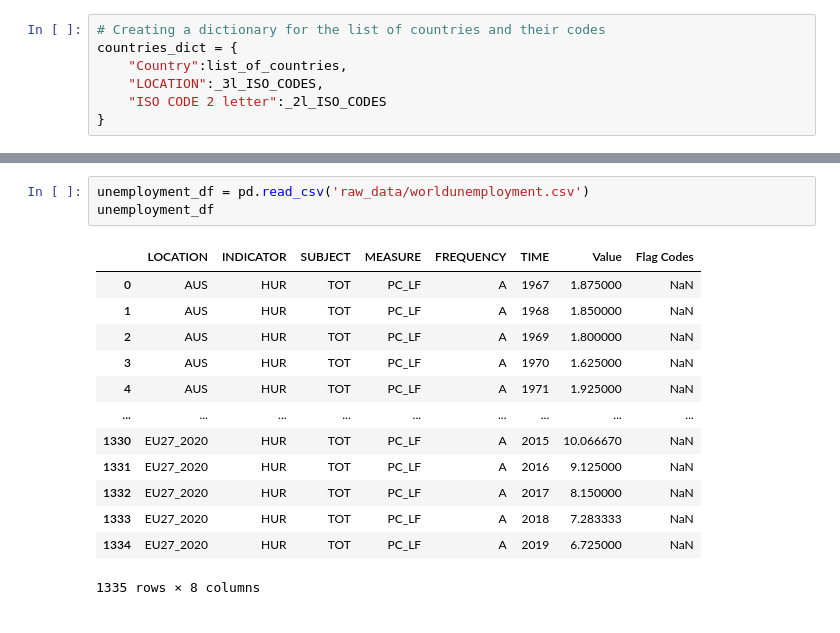
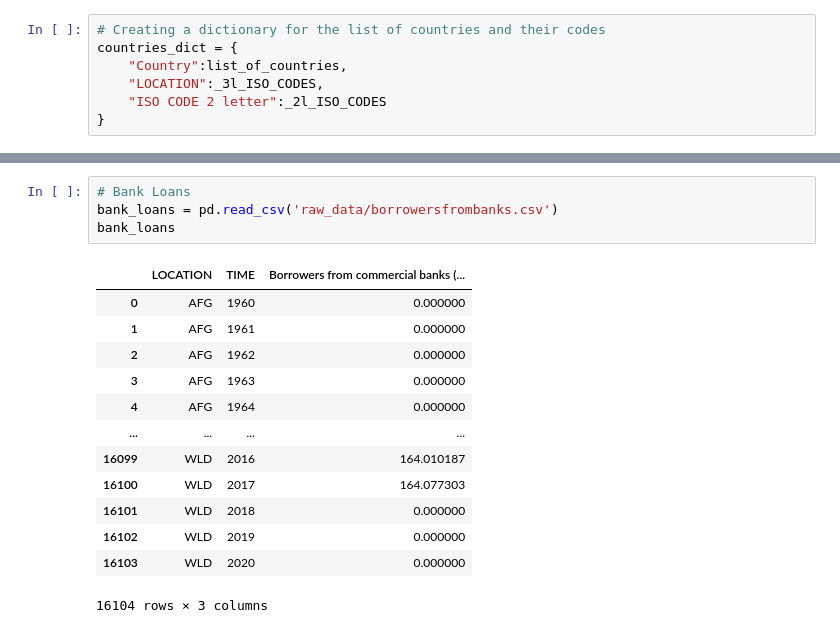
Before and after one commit to skumble27/final-project, a Jupyter notebook: dataextraction.ipynb, the cells around one changed output, grey strips where cells are left out. Saved outputs shown, nothing was run; the diff lists cells and outputs as text.

```diff
--- a/dataextraction.ipynb
+++ b/dataextraction.ipynb
@@ -192,17 +203,18 @@ final_real_estate_data.to_csv('cleaned_data/realestateOECD.csv')
 # %%
-unemployment_df = pd.read_csv('raw_data/worldunemployment.csv')
-unemployment_df
+# Bank Loans
+bank_loans = pd.read_csv('raw_data/borrowersfrombanks.csv')
+bank_loans
 # %% [output]
-|  | LOCATION | INDICATOR | SUBJECT | MEASURE | FREQUENCY | TIME | Value | Flag Codes |
-| 0 | AUS | HUR | TOT | PC_LF | A | 1967 | 1.875000 | NaN |
-| 1 | AUS | HUR | TOT | PC_LF | A | 1968 | 1.850000 | NaN |
-| 2 | AUS | HUR | TOT | PC_LF | A | 1969 | 1.800000 | NaN |
-| 3 | AUS | HUR | TOT | PC_LF | A | 1970 | 1.625000 | NaN |
-| 4 | AUS | HUR | TOT | PC_LF | A | 1971 | 1.925000 | NaN |
-| ... | ... | ... | ... | ... | ... | ... | ... | ... |
-| 1330 | EU27_2020 | HUR | TOT | PC_LF | A | 2015 | 10.066670 | NaN |
-| 1331 | EU27_2020 | HUR | TOT | PC_LF | A | 2016 | 9.125000 | NaN |
-| 1332 | EU27_2020 | HUR | TOT | PC_LF | A | 2017 | 8.150000 | NaN |
-| 1333 | EU27_2020 | HUR | TOT | PC_LF | A | 2018 | 7.283333 | NaN |
-| 1334 | EU27_2020 | HUR | TOT | PC_LF | A | 2019 | 6.725000 | NaN |
+|  | LOCATION | TIME | Borrowers from commercial banks (... |
+| 0 | AFG | 1960 | 0.000000 |
+| 1 | AFG | 1961 | 0.000000 |
+| 2 | AFG | 1962 | 0.000000 |
+| 3 | AFG | 1963 | 0.000000 |
+| 4 | AFG | 1964 | 0.000000 |
+| ... | ... | ... | ... |
+| 16099 | WLD | 2016 | 164.010187 |
+| 16100 | WLD | 2017 | 164.077303 |
+| 16101 | WLD | 2018 | 0.000000 |
+| 16102 | WLD | 2019 | 0.000000 |
+| 16103 | WLD | 2020 | 0.000000 |
-1335 rows × 8 columns
+16104 rows × 3 columns
```
Also changed, not shown: parts of 52 cells of this notebook, 34 other files.
